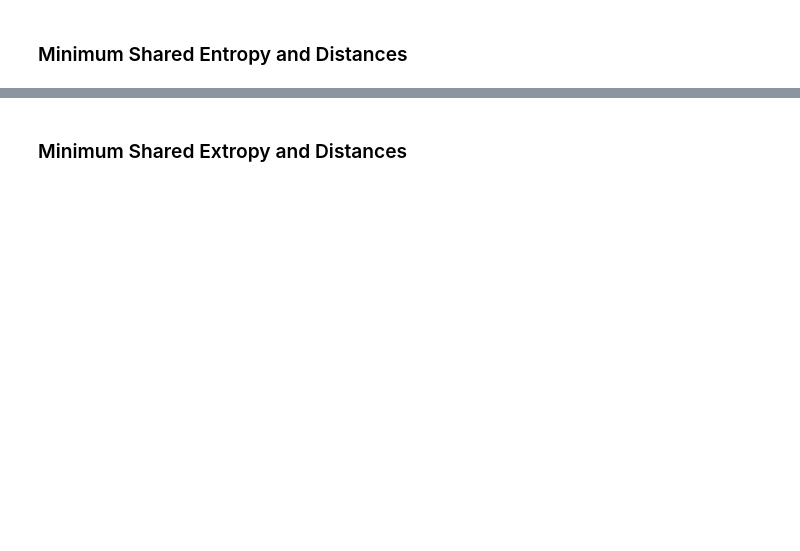
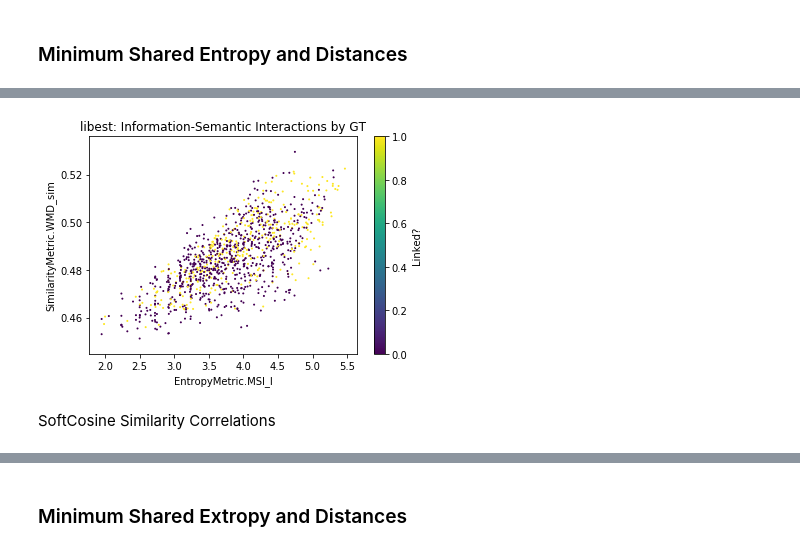
Before and after one commit to WM-SEMERU/ds4se, a Jupyter notebook: nbs/9.0_ds.prediction.eval.traceability.ipynb, the cells around one changed output, grey strips where cells are left out. Saved outputs shown, nothing was run; the diff lists cells and outputs as text; code cells hidden in the pictures; blank space fills up the shorter version.

```diff
--- a/nbs/9.0_ds.prediction.eval.traceability.ipynb
+++ b/nbs/9.0_ds.prediction.eval.traceability.ipynb
@@ -436,4 +494,15 @@ manifoldEntropy.minimum_shared_entropy(dist=SimilarityMetric.WMD_sim)
 [figure]
+# %%
+#Correlations by GroundTruth
+manifoldEntropy.composable_shared_plot(
+                        manifold_x = EntropyMetric.MSI_I,
+                        manifold_y = SimilarityMetric.WMD_sim,
+                        dist = 'Linked?',
+                        ground = True)
+# %% [output]
+[figure, added]
+# %% [markdown]
+SoftCosine Similarity Correlations
 # %%
 manifoldEntropy.minimum_shared_entropy(dist=SimilarityMetric.SCM_sim)
 # %% [output]
```
Also changed, not shown: parts of 33 cells of this notebook, 2 other files.
